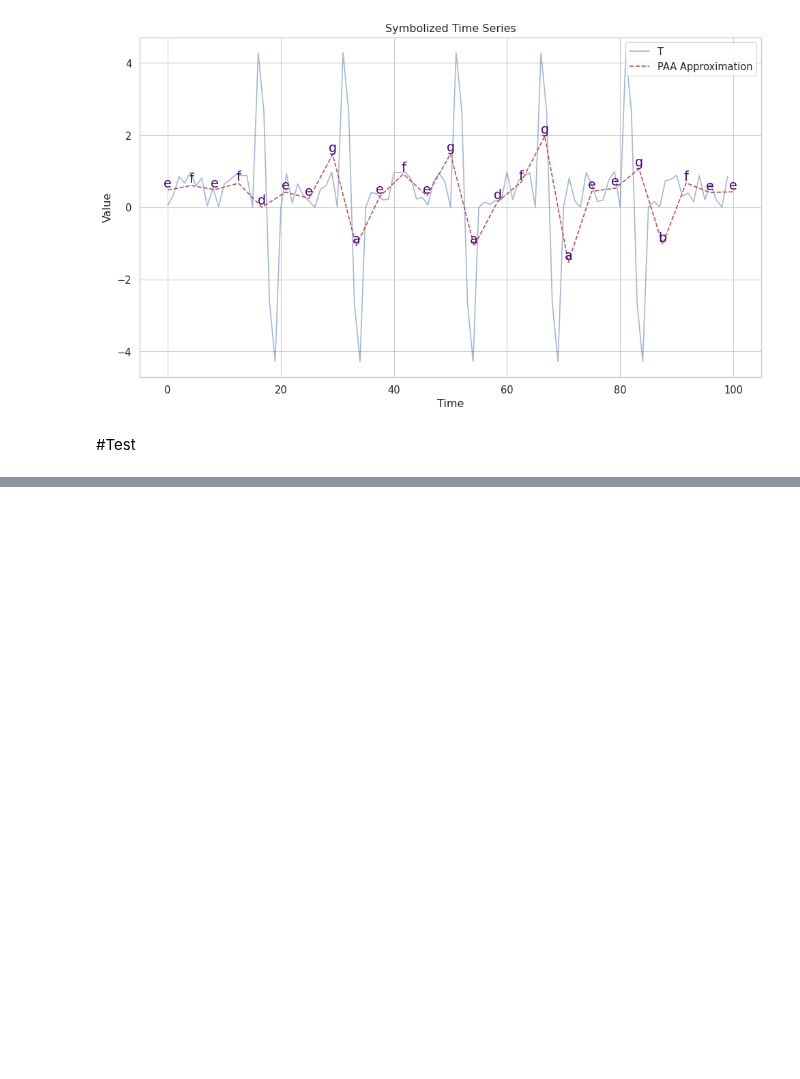
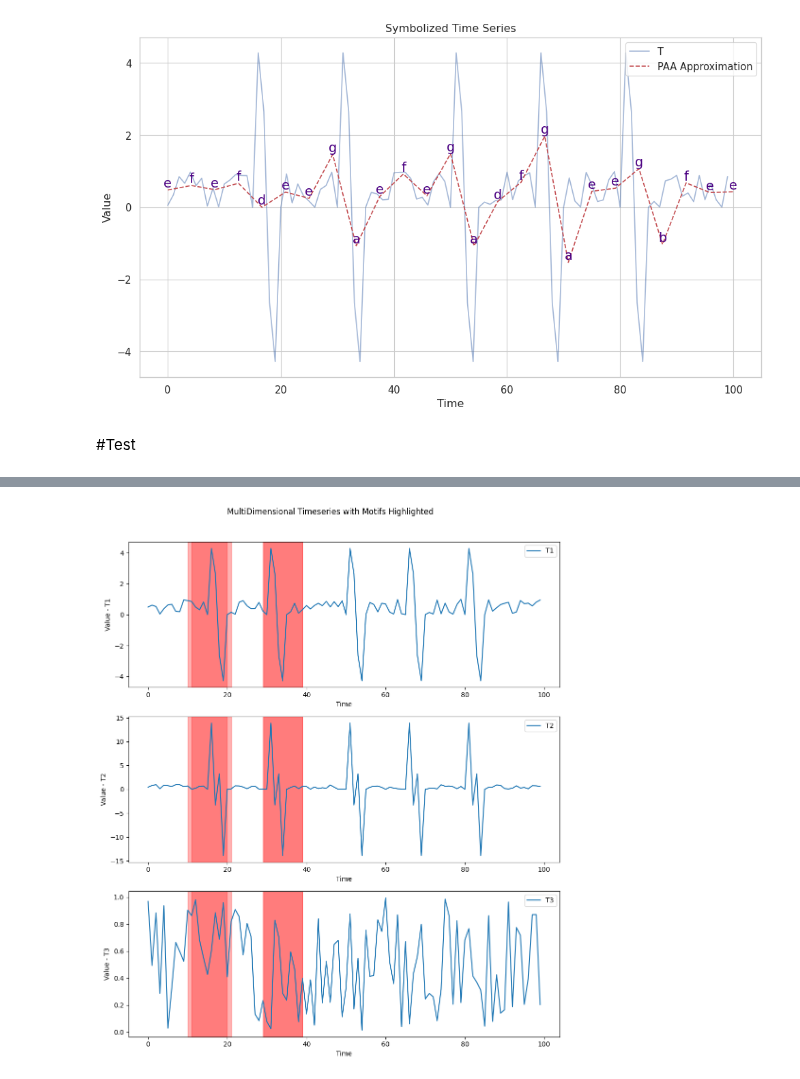
Before and after one commit to aidaLabDEI/LEIT-motifs, a Jupyter notebook: Motif_Discovery.ipynb, the cells around one changed output, grey strips where cells are left out. Drawn from its saved outputs; the diff is of its cells as text; code cells hidden in the pictures; blank space fills up the shorter version.

```diff
--- a/Motif_Discovery.ipynb
+++ b/Motif_Discovery.ipynb
@@ -538,0 +526,63 @@ plt.show()
+# %%
+#@title Example 1
+
+timeseries = np.random.rand(100)
+timeseries = timeseries.astype(float)
+
+# Plant motifs at specific locations
+motif_length = 6
+motif = 4.5 * np.sin(np.linspace(0, 2 * np.pi, motif_length))
+
+# Plant the motif at specific locations
+motif_locations = [15, 30, 50, 65, 80]
+
+for loc in motif_locations:
+    timeseries[loc:loc+motif_length] = motif
+# Create sample 3-dimensional timeseries
+timeseries_3d = np.random.rand(100, 3)
+timeseries_3d[:, 0] = timeseries  # One dimension is the same as the unidimensional time series
+
+# Plant motifs at specific locations in the second dimension
+motif_length = 6
+motif = 4.5 * np.tan(np.linspace(0, 2 * np.pi, motif_length))
+
+# Plant the motif at specific locations in the second dimension
+motif_locations = [15, 30, 50, 65, 80]
+
+for loc in motif_locations:
+    timeseries_3d[loc:loc+motif_length, 1] = motif
+
+# The third dimension is just noise
+timeseries_3d[:, 2] = np.random.rand(100)
+
+# Set parameters
+window_size = 10
+lsh_threshold = 0.8
+projection_iter = 20
+k = 2
+
+# Find motifs
+motifs = motif_find(timeseries_3d, window_size, projection_iter, k, 2, lsh_threshold)
+
+# Plot the original time series and highlight the motifs, find the motifs in all the time series
+df = pd.DataFrame(timeseries_3d, columns=['T1', 'T2', 'T3'])
+
+# Plot 3 subplots, one for each dimension
+fig, axs = plt.subplots(3, 1, figsize=(10, 12))
+
+for i, dimension in enumerate(['T1', 'T2', 'T3']):
+    axs[i].plot(df[dimension], label=dimension)
+    axs[i].set_xlabel("Time")
+    axs[i].set_ylabel(f"Value - {dimension}")
+    axs[i].legend()
+
+    for motif in motifs:
+        # Highlight the motifs of length 6
+        for m in motif:
+            axs[i].axvspan(m, m + window_size, color='red', alpha=0.3)
+
+plt.suptitle("MultiDimensional Timeseries with Motifs Highlighted")
+plt.tight_layout(rect=[0, 0, 1, 0.96])
+plt.show()
+# %% [output]
+[figure, added]
```
Also changed, not shown: parts of 3 cells of this notebook.
